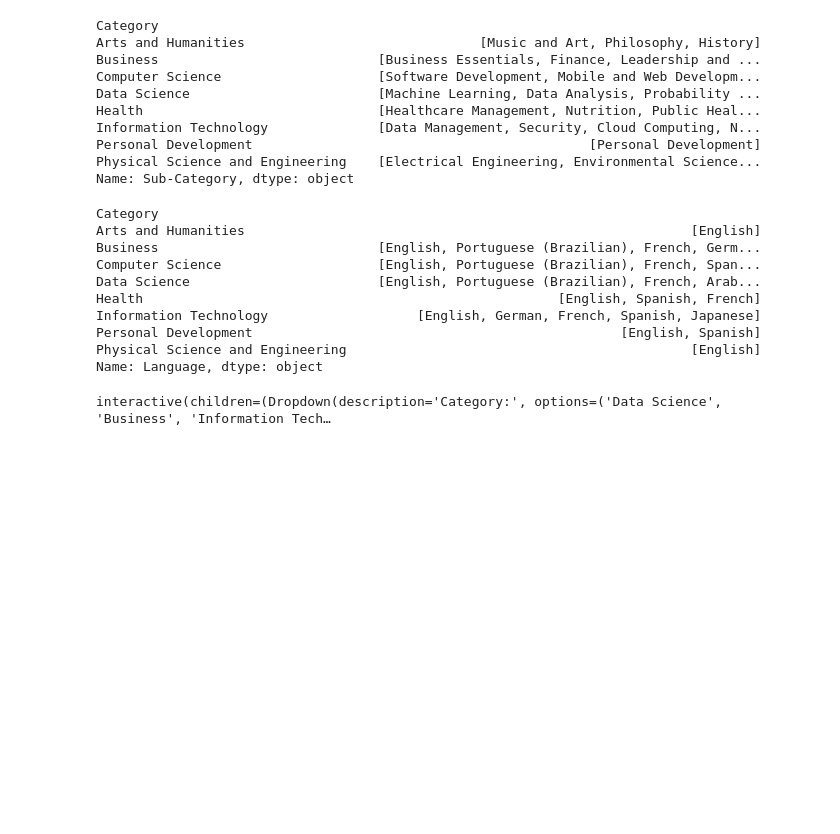
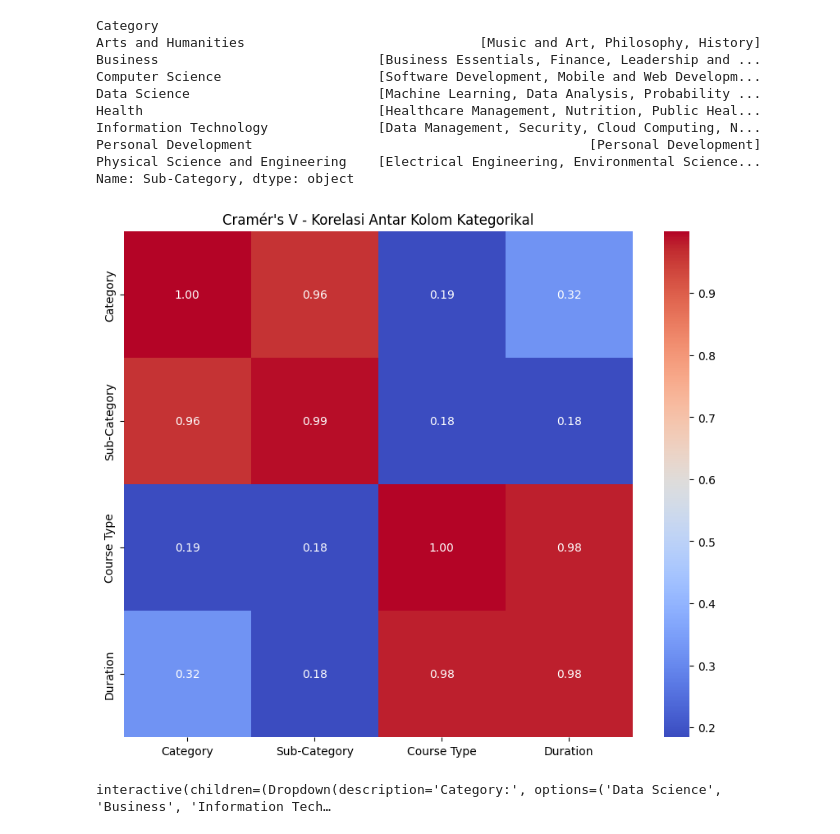
Before and after one commit to CourseMate-Capstone-Project/ML, a Jupyter notebook: notebooks/CourseMate.ipynb, the cells around one changed output. Drawn from its saved outputs; the diff is of its cells as text; code cells hidden in the pictures; blank space fills up the shorter version.

```diff
--- a/notebooks/CourseMate.ipynb
+++ b/notebooks/CourseMate.ipynb
@@ -237,21 +293,42 @@ Information Technology              [Data Management, Security, Cloud Computing,
 Personal Development                                           [Personal Development]
 Physical Science and Engineering    [Electrical Engineering, Environmental Science...
 Name: Sub-Category, dtype: object
-# %%
-# Menampilkan language unik untuk setiap kategori yang dipilih
-sub_category_per_category = filtered_category.groupby('Category')['Language'].unique()
-print(sub_category_per_category)
-# %% [output]
-Category
-Arts and Humanities                                                         [English]
-Business                            [English, Portuguese (Brazilian), French, Germ...
-Computer Science                    [English, Portuguese (Brazilian), French, Span...
-Data Science                        [English, Portuguese (Brazilian), French, Arab...
-Health                                                     [English, Spanish, French]
-Information Technology                   [English, German, French, Spanish, Japanese]
-Personal Development                                               [English, Spanish]
-Physical Science and Engineering                                            [English]
-Name: Language, dtype: object
+# %%
+# Fungsi untuk menghitung Cramér's V
+def cramers_v(x, y):
+    contingency_table = pd.crosstab(x, y)
+    chi2, p_value, dof, expected = stats.chi2_contingency(contingency_table)
+    n = contingency_table.sum().sum()
+
+    if n == 0 or contingency_table.shape[0] == 1 or contingency_table.shape[1] == 1:
+        return 0.0
+
+    phi2 = chi2 / n
+    r, k = contingency_table.shape
+    phi2corr = max(0, phi2 - ((k - 1) * (r - 1)) / (n - 1))
+    c = np.sqrt(phi2corr / min((k - 1), (r - 1)))
+    return c
+
+# Pilih kolom kategorikal untuk analisis
+categorical_columns = ["Category", "Sub-Category", "Course Type", "Duration"]
+
+# Hitung Cramér's V untuk setiap pasangan kolom kategorikal
+cramers_v_matrix = pd.DataFrame(index=categorical_columns, columns=categorical_columns)
+
+for col1 in categorical_columns:
+    for col2 in categorical_columns:
+        cramers_v_matrix.loc[col1, col2] = cramers_v(filtered_courses[col1], filtered_courses[col2])
+
+# Konversi nilai ke tipe float
+cramers_v_matrix = cramers_v_matrix.astype(float)
+
+# Visualisasikan hasil korelasi dengan heatmap
+plt.figure(figsize=(10, 8))
+sns.heatmap(cramers_v_matrix, annot=True, cmap='coolwarm', fmt=".2f", cbar=True)
+plt.title("Cramér's V - Korelasi Antar Kolom Kategorikal")
+plt.show()
+# %% [output]
+[figure, added]
 # %%
 # Fungsi rekomendasi berbasis kategori
 def recommend_courses(user_category, data, top_n=5):
```
Also changed, not shown: parts of 20 cells of this notebook.
